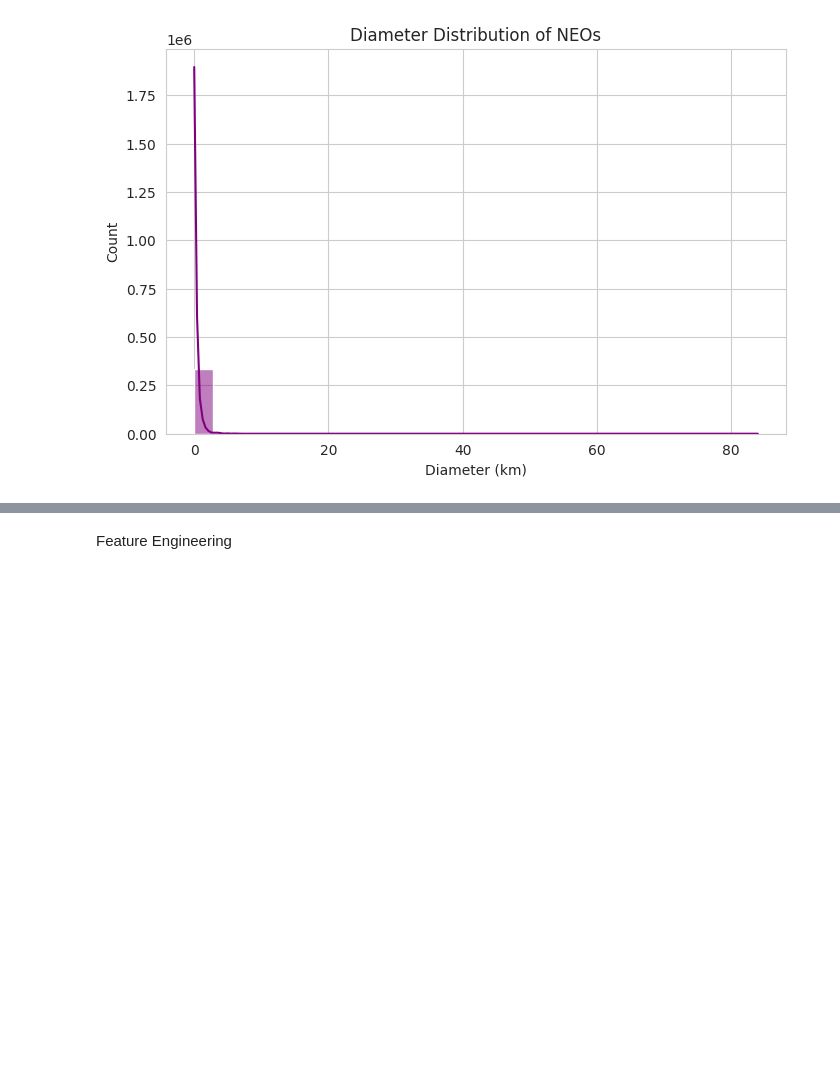
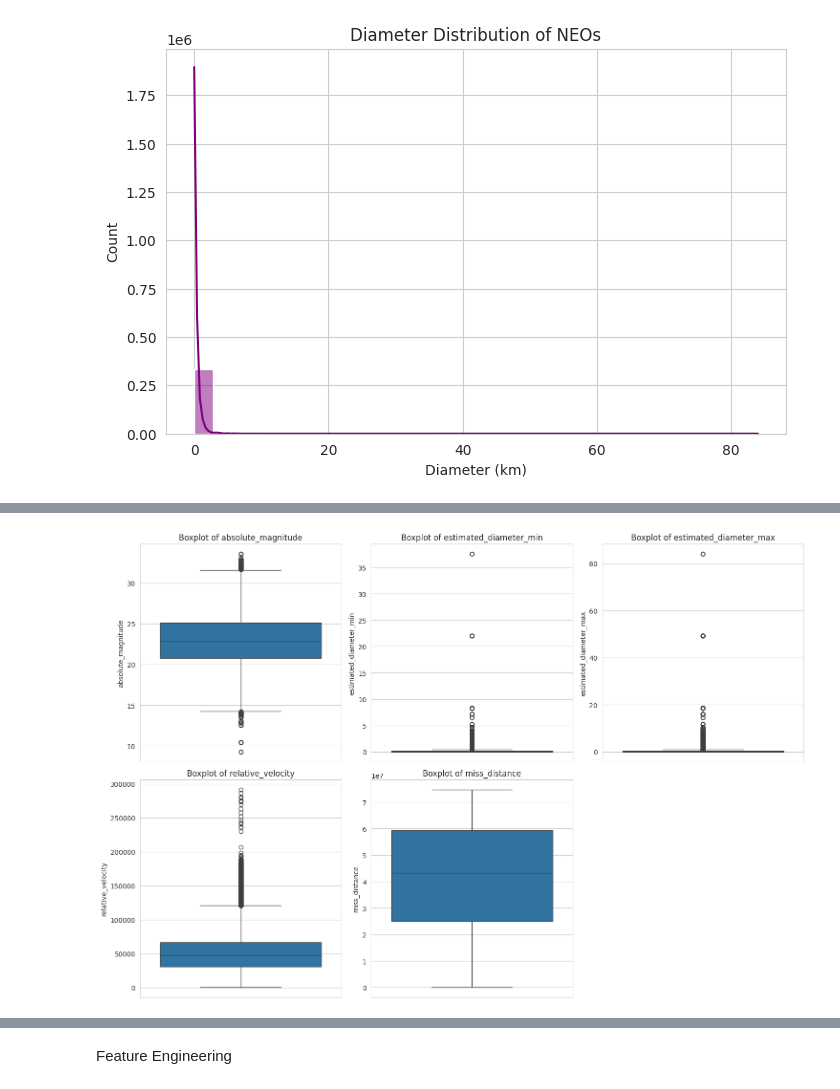
Before and after one commit to MohamedAmr-9/MLSC-Data-Science, a Jupyter notebook: MLSC_Data_Science_Graduation_Project_1_Batch_2.ipynb, the cells around one changed output, grey strips where cells are left out. Drawn from its saved outputs; the diff is of its cells as text; code cells hidden in the pictures; blank space fills up the shorter version.

```diff
--- a/MLSC_Data_Science_Graduation_Project_1_Batch_2.ipynb
+++ b/MLSC_Data_Science_Graduation_Project_1_Batch_2.ipynb
@@ -81,0 +90,14 @@ plt.show()
+# %%
+available_features = ['absolute_magnitude', 'estimated_diameter_min', 'estimated_diameter_max', 'relative_velocity', 'miss_distance']
+if 'orbital_period' in df.columns:
+    available_features.append('orbital_period')
+
+plt.figure(figsize=(15, 10))
+for i, col in enumerate(available_features, 1):
+    plt.subplot(2, 3, i)
+    sns.boxplot(y=df[col])
+    plt.title(f'Boxplot of {col}')
+plt.tight_layout()
+plt.show()
+# %% [output]
+[figure, added]
```
Also changed, not shown: parts of 6 cells of this notebook.
